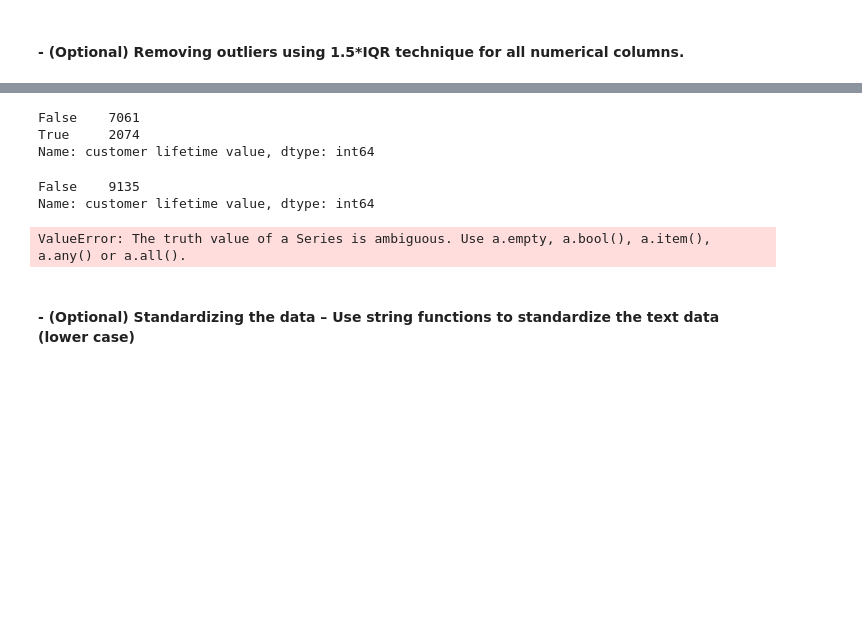
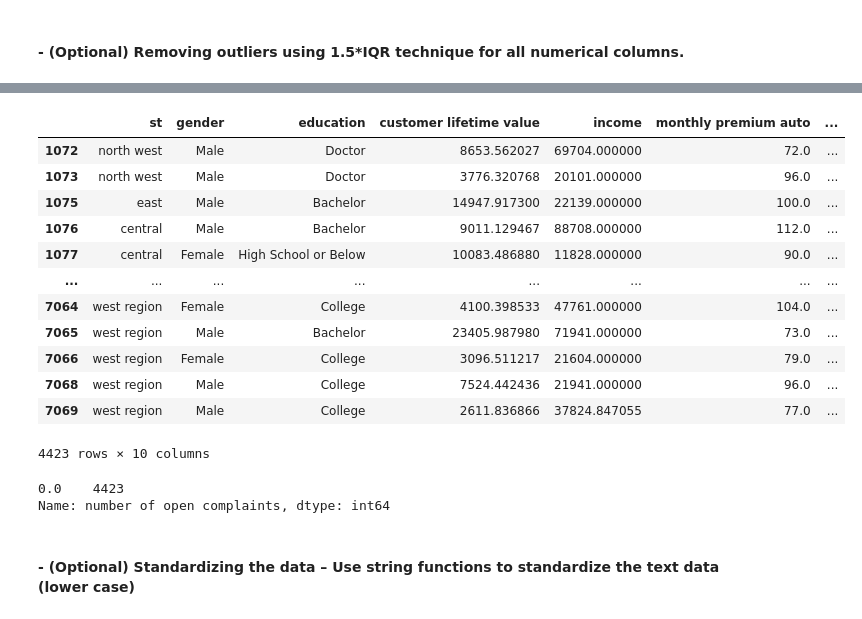
Before and after one commit to MLB-95/IH_LABS, a Jupyter notebook: LABS/week2/Customer Analysis Case Study.ipynb, the cells around one changed output, grey strips where cells are left out. Drawn from its saved outputs; the diff is of its cells as text; code cells hidden in the pictures; blank space fills up the shorter version.

```diff
--- a/LABS/week2/Customer Analysis Case Study.ipynb
+++ b/LABS/week2/Customer Analysis Case Study.ipynb
@@ -550,13 +512,2 @@ x2 = CA['customer lifetime value'] < x_lower
-# %%
-x.value_counts()
-# %% [output]
-False    7061
-True     2074
-Name: customer lifetime value, dtype: int64
-# %%
-x2.value_counts()
-# %% [output]
-False    9135
-Name: customer lifetime value, dtype: int64
 # %%
 def outlier(x):
@@ -574,4 +520,0 @@ def outlier(x):
-# %%
-outlier(CA['income'])
-# %% [output]
-ValueError: The truth value of a Series is ambiguous. Use a.empty, a.bool(), a.item(), a.any() or a.all().
@@ -578,3 +527,24 @@ ValueError: The truth value of a Series is ambiguous. Use a.empty, a.bool(), a.i
+# %%
+CA
+# %% [output]
+|  | st | gender | education | customer lifetime value | income | monthly premium auto | ... |
+| 1072 | north west | Male | Doctor | 8653.562027 | 69704.000000 | 72.0 | ... |
+| 1073 | north west | Male | Doctor | 3776.320768 | 20101.000000 | 96.0 | ... |
+| 1075 | east | Male | Bachelor | 14947.917300 | 22139.000000 | 100.0 | ... |
+| 1076 | central | Male | Bachelor | 9011.129467 | 88708.000000 | 112.0 | ... |
+| 1077 | central | Female | High School or Below | 10083.486880 | 11828.000000 | 90.0 | ... |
+| ... | ... | ... | ... | ... | ... | ... | ... |
+| 7064 | west region | Female | College | 4100.398533 | 47761.000000 | 104.0 | ... |
+| 7065 | west region | Male | Bachelor | 23405.987980 | 71941.000000 | 73.0 | ... |
+| 7066 | west region | Female | College | 3096.511217 | 21604.000000 | 79.0 | ... |
+| 7068 | west region | Male | College | 7524.442436 | 21941.000000 | 96.0 | ... |
+| 7069 | west region | Male | College | 2611.836866 | 37824.847055 | 77.0 | ... |
+4423 rows × 10 columns
+# %%
+CA['number of open complaints'].value_counts() ## all values of the variable number of open complaints are equal to 0 after removing outliers
+# %% [output]
+0.0    4423
+Name: number of open complaints, dtype: int64
 # %% [markdown]
 #### - (Optional) Standardizing the data – Use string functions to standardize the text data (lower case)
 # %%
```
Also changed, not shown: parts of 18 cells of this notebook.
